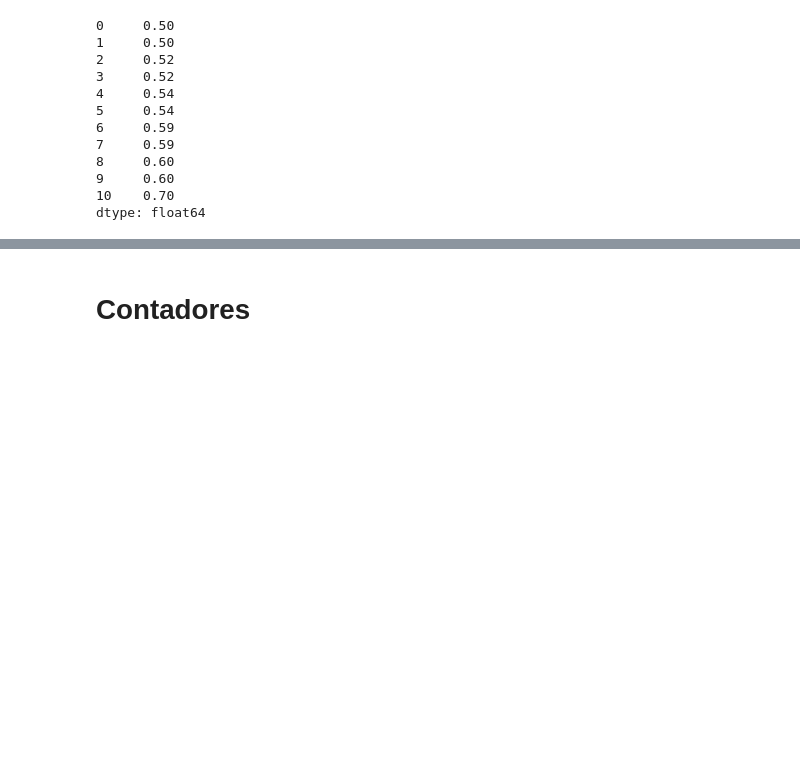
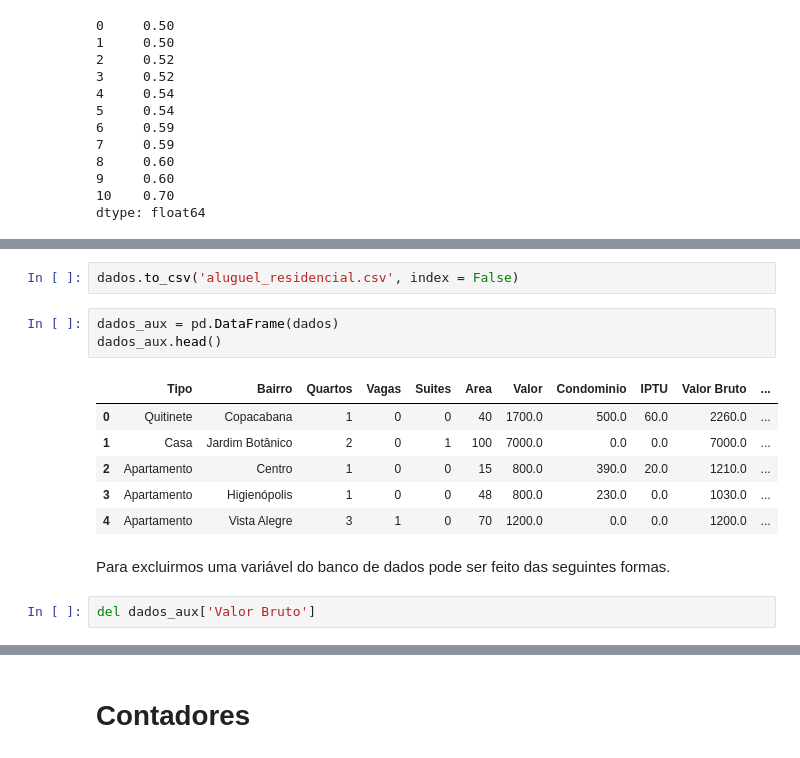
Before and after one commit to dornelles08/Pandas, a Jupyter notebook: Pandas/Pandas.ipynb, the cells around one changed output, grey strips where cells are left out. Saved outputs shown, nothing was run; the diff lists cells and outputs as text; blank space fills up the shorter version.

```diff
--- a/Pandas/Pandas.ipynb
+++ b/Pandas/Pandas.ipynb
@@ -429,0 +1027,16 @@ dtype: float64
+# %%
+dados.to_csv('aluguel_residencial.csv', index = False)
+# %%
+dados_aux = pd.DataFrame(dados)
+dados_aux.head()
+# %% [output]
+|  | Tipo | Bairro | Quartos | Vagas | Suites | Area | Valor | Condominio | IPTU | Valor Bruto | ... |
+| 0 | Quitinete | Copacabana | 1 | 0 | 0 | 40 | 1700.0 | 500.0 | 60.0 | 2260.0 | ... |
+| 1 | Casa | Jardim Botânico | 2 | 0 | 1 | 100 | 7000.0 | 0.0 | 0.0 | 7000.0 | ... |
+| 2 | Apartamento | Centro | 1 | 0 | 0 | 15 | 800.0 | 390.0 | 20.0 | 1210.0 | ... |
+| 3 | Apartamento | Higienópolis | 1 | 0 | 0 | 48 | 800.0 | 230.0 | 0.0 | 1030.0 | ... |
+| 4 | Apartamento | Vista Alegre | 3 | 1 | 0 | 70 | 1200.0 | 0.0 | 0.0 | 1200.0 | ... |
+# %% [markdown]
+Para excluirmos uma variável do banco de dados pode ser feito das seguintes formas.
+# %%
+del dados_aux['Valor Bruto']
```
Also changed, not shown: parts of 309 cells of this notebook, 5 other files.
